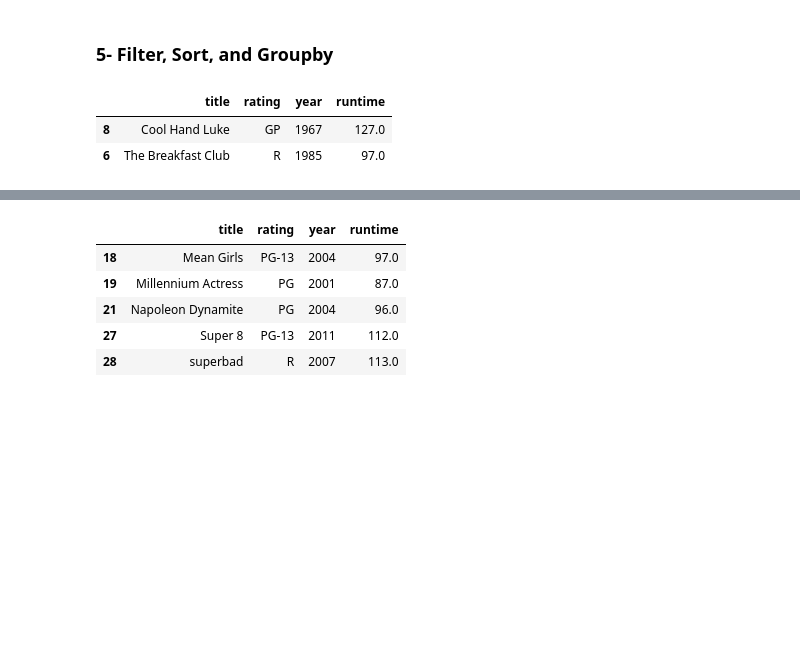
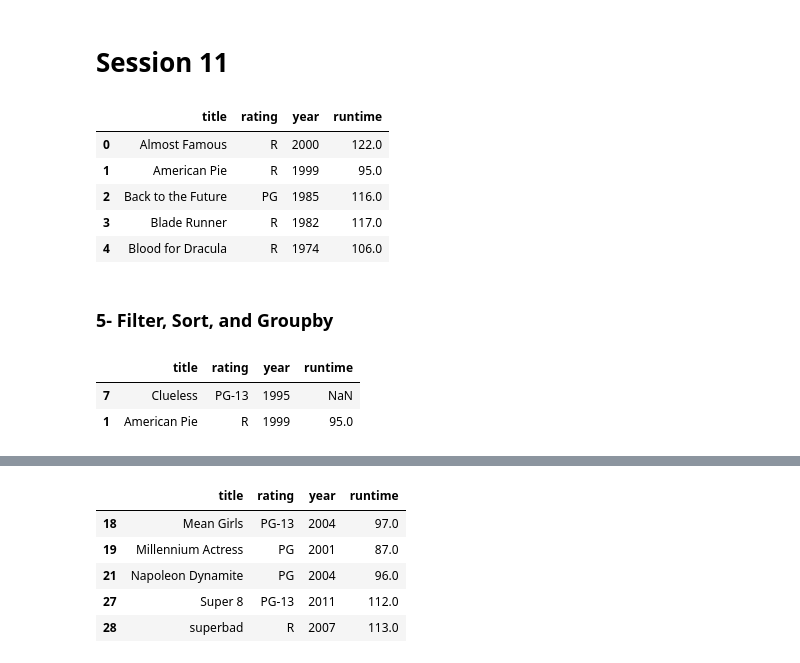
Before and after one commit to Mahmoud-Khorshed-DS-AI/AI-DS-Online-Diploma-Summer-Semester-2024, a Jupyter notebook: Session 11/Pandas_lab11.ipynb, the cells around one changed output, grey strips where cells are left out. Saved outputs shown, nothing was run; the diff lists cells and outputs as text; code cells hidden in the pictures; blank space fills up the shorter version.

```diff
--- a/Session 11/Pandas_lab11.ipynb
+++ b/Session 11/Pandas_lab11.ipynb
@@ -1,8 +1,17 @@
+# %% [markdown]
+# Session 11
 # %%
 import pandas as pd
-path = 'movies.csv'
+path = '../Session 10/movies.csv'
 data = pd.read_csv(path)
-df = data.copy(deep=True)
+df = data.copy()
 df.head()
+# %% [output]
+|  | title | rating | year | runtime |
+| 0 | Almost Famous | R | 2000 | 122.0 |
+| 1 | American Pie | R | 1999 | 95.0 |
+| 2 | Back to the Future | PG | 1985 | 116.0 |
+| 3 | Blade Runner | R | 1982 | 117.0 |
+| 4 | Blood for Dracula | R | 1974 | 106.0 |
 # %% [markdown]
 ### 5- Filter, Sort, and Groupby
@@ -12,5 +19,5 @@ df.head()
 df.sample(2)
 # %% [output]
 |  | title | rating | year | runtime |
-| 8 | Cool Hand Luke | GP | 1967 | 127.0 |
-| 6 | The Breakfast Club | R | 1985 | 97.0 |
+| 7 | Clueless | PG-13 | 1995 | NaN |
+| 1 | American Pie | R | 1999 | 95.0 |
```
Also changed, not shown: parts of 2 cells of this notebook.
